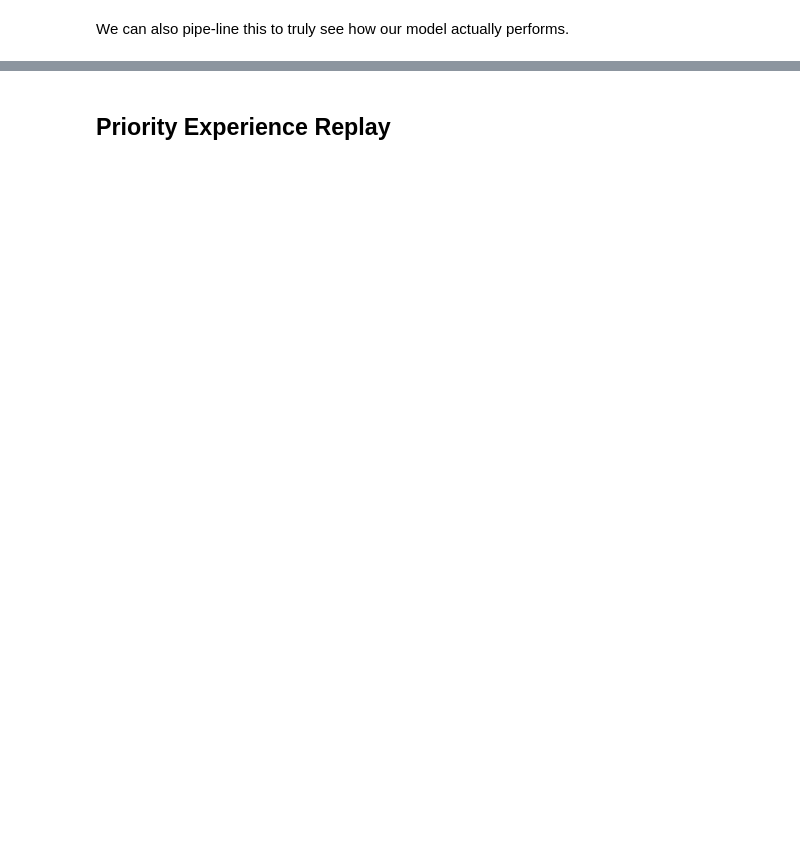
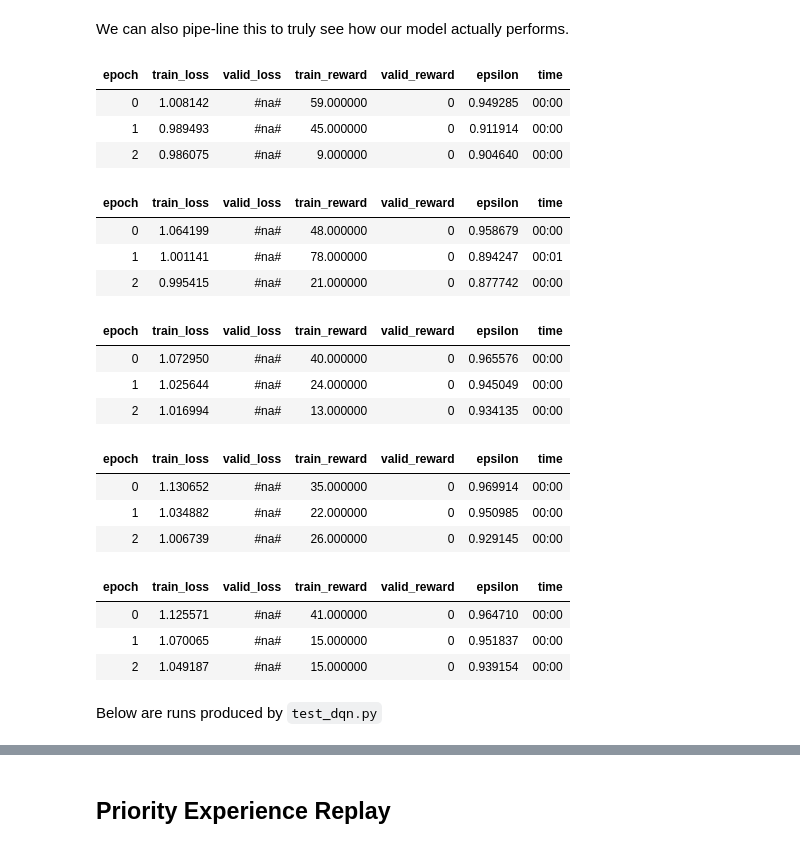
Before and after one commit to josiahls/fast-reinforcement-learning, a Jupyter notebook: docs_src/rl.agents.dqn.ipynb, the cells around one changed output, grey strips where cells are left out. Cells and saved outputs as stored; diff of their text form; code cells hidden in the pictures; blank space fills up the shorter version.

```diff
--- a/docs_src/rl.agents.dqn.ipynb
+++ b/docs_src/rl.agents.dqn.ipynb
@@ -41,4 +78,4 @@ learn.recorder.plot_losses()
 # %%
-interp = AgentInterpretation(learn)
+interp = AgentInterpretation(learn, ds_type=DatasetType.Train)
 # %%
 interp.plot_rewards(cumulative=True, per_episode=True, group_name='er_rms')
@@ -47,17 +86,42 @@ We can also pipe-line this to truly see how our model actually performs.
 # %%
 group_interp = GroupAgentInterpretation()
 group_interp.add_interpretation(interp)
 for i in range(5):
     data = MDPDataBunch.from_env('CartPole-v1', render='rgb_array', bs=32, add_valid=False)
-    model = DQN(data, memory=ExperienceReplay(memory_size=1000000, reduce_ram=True),
-                lr=0.001, optimizer=torch.optim.RMSprop)
-    learn = AgentLearner(data, model)
-    learn.fit(450)
+    model = create_dqn_model(data=data, base_arch=DQNModule, lr=0.001, layers=[32,32], opt=optim.RMSprop)
+    memory = ExperienceReplay(memory_size=1000000, reduce_ram=True)
+    explore = GreedyEpsilon(epsilon_start=1, epsilon_end=0.1, decay=0.001)
+    learn = dqn_learner(data, model, memory=memory, exploration_method=explore,
+                        callback_fns=[RewardMetric, EpsilonMetric])
+    learn.fit(3)
     interp = AgentInterpretation(learn, ds_type=DatasetType.Train)
     interp.plot_rewards(cumulative=True, per_episode=True, group_name='er_rms', no_show=True)
     group_interp.add_interpretation(interp)
     group_interp.to_pickle('data/dqn', 'dqn_er_rms')
     data.close()
+# %% [output]
+| epoch | train_loss | valid_loss | train_reward | valid_reward | epsilon | time |
+| 0 | 1.008142 | #na# | 59.000000 | 0 | 0.949285 | 00:00 |
+| 1 | 0.989493 | #na# | 45.000000 | 0 | 0.911914 | 00:00 |
+| 2 | 0.986075 | #na# | 9.000000 | 0 | 0.904640 | 00:00 |
+| epoch | train_loss | valid_loss | train_reward | valid_reward | epsilon | time |
+| 0 | 1.064199 | #na# | 48.000000 | 0 | 0.958679 | 00:00 |
+| 1 | 1.001141 | #na# | 78.000000 | 0 | 0.894247 | 00:01 |
+| 2 | 0.995415 | #na# | 21.000000 | 0 | 0.877742 | 00:00 |
+| epoch | train_loss | valid_loss | train_reward | valid_reward | epsilon | time |
+| 0 | 1.072950 | #na# | 40.000000 | 0 | 0.965576 | 00:00 |
+| 1 | 1.025644 | #na# | 24.000000 | 0 | 0.945049 | 00:00 |
+| 2 | 1.016994 | #na# | 13.000000 | 0 | 0.934135 | 00:00 |
+| epoch | train_loss | valid_loss | train_reward | valid_reward | epsilon | time |
+| 0 | 1.130652 | #na# | 35.000000 | 0 | 0.969914 | 00:00 |
+| 1 | 1.034882 | #na# | 22.000000 | 0 | 0.950985 | 00:00 |
+| 2 | 1.006739 | #na# | 26.000000 | 0 | 0.929145 | 00:00 |
+| epoch | train_loss | valid_loss | train_reward | valid_reward | epsilon | time |
+| 0 | 1.125571 | #na# | 41.000000 | 0 | 0.964710 | 00:00 |
+| 1 | 1.070065 | #na# | 15.000000 | 0 | 0.951837 | 00:00 |
+| 2 | 1.049187 | #na# | 15.000000 | 0 | 0.939154 | 00:00 |
+# %% [markdown]
+Below are runs produced by `test_dqn.py`
 # %%
 group_interp = GroupAgentInterpretation.from_pickle('data/cartpole_dqn', 'dqn_ExperienceReplay_FEED_TYPE_STATE')
 group_interp.plot_reward_bounds(per_episode=True, smooth_groups=10)
```
Also changed, not shown: parts of 16 cells of this notebook, 7 other files.
